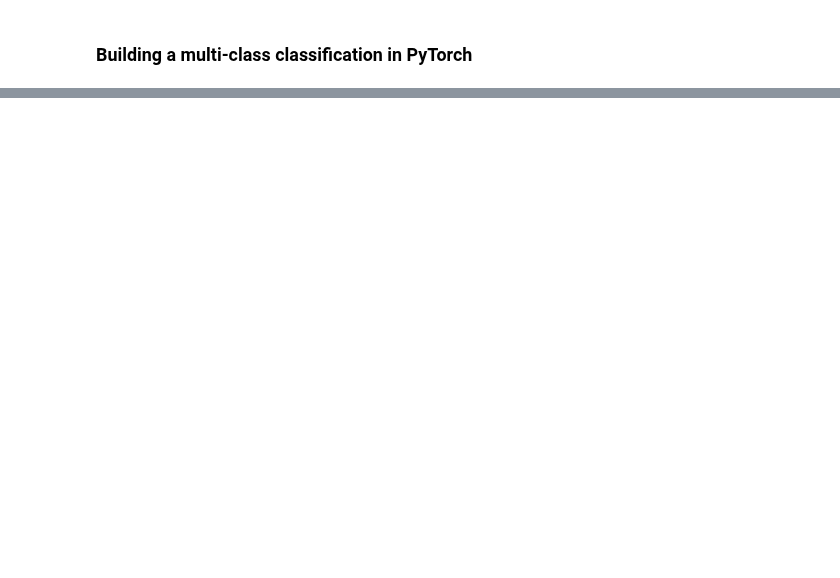
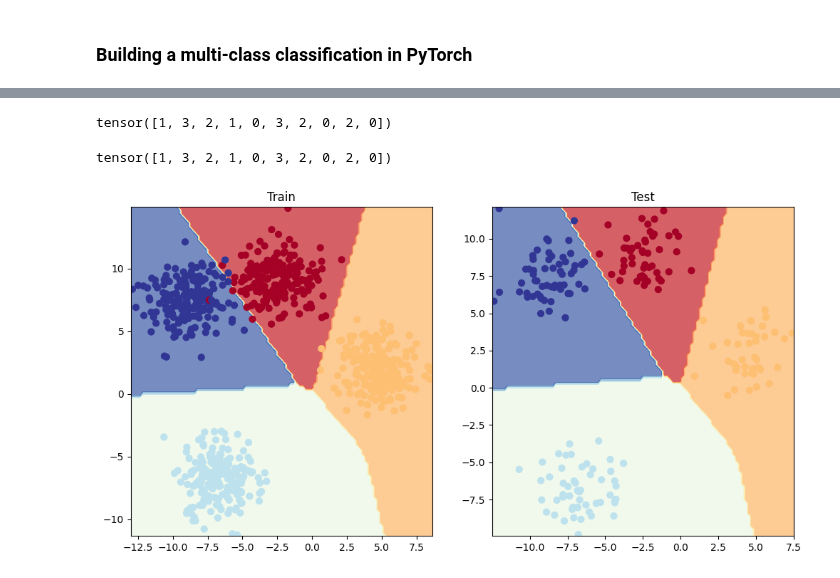
Before and after one commit to nabinyd/60-Days-of-learning, a Jupyter notebook: DLPT_03.ipynb, the cells around one changed output, grey strips where cells are left out. Cells and saved outputs as stored; diff of their text form; code cells hidden in the pictures; blank space fills up the shorter version.

```diff
--- a/DLPT_03.ipynb
+++ b/DLPT_03.ipynb
@@ -1070,7 +1070,7 @@ x_blob, y_blob = make_blobs(n_samples=1000,
 
 # Turn data into tensors
 x_blob = torch.from_numpy(x_blob).type(torch.float)
-y_blob = torch.from_numpy(y_blob).type(torch.float)
+y_blob = torch.from_numpy(y_blob).type(torch.LongTensor)
 
 
 
@@ -1089,2 +1091,6 @@ plt.scatter(x_blob[:,0],x_blob[:,1], c=y_blob, cmap=plt.cm.RdYlBu)
 # %% [markdown]
 ### Building a multi-class classification in PyTorch
+# %%
+# Create device agnostic code
+device = "cuda" if torch.cuda.is_available() else "cpu"
+device
@@ -1090,0 +1152,7 @@ plt.scatter(x_blob[:,0],x_blob[:,1], c=y_blob, cmap=plt.cm.RdYlBu)
+# %%
+## Create a loss function for multi-class classification
+loss_fn = nn.CrossEntropyLoss()
+
+# Create an optimizer for multi-class classification
+optimizer = torch.optim.SGD(params=model_4.parameters(),
+                            lr=0.1)
@@ -1090,0 +1166,6 @@ plt.scatter(x_blob[:,0],x_blob[:,1], c=y_blob, cmap=plt.cm.RdYlBu)
+# %%
+model_4.eval()
+with torch.inference_mode():
+  y_logits = model_4(x_blob_test)
+
+y_logits[:10]
@@ -1090,0 +1344,20 @@ plt.scatter(x_blob[:,0],x_blob[:,1], c=y_blob, cmap=plt.cm.RdYlBu)
+# %%
+y_blob_test[:10]
+# %% [output]
+tensor([1, 3, 2, 1, 0, 3, 2, 0, 2, 0])
+# %%
+y_preds = torch.argmax(y_pred_probs,dim=1)
+y_preds[:10]
+# %% [output]
+tensor([1, 3, 2, 1, 0, 3, 2, 0, 2, 0])
+# %%
+plt.figure(figsize=(12,6))
+plt.subplot(1,2,1)
+plt.title("Train")
+plot_decision_boundary(model_4, x_blob_train, y_blob_train)
+
+plt.subplot(1,2,2)
+plt.title("Test")
+plot_decision_boundary(model_4, x_blob_test,y_blob_test)
+# %% [output]
+[figure, added]
```
Also changed, not shown: parts of 32 cells of this notebook.
